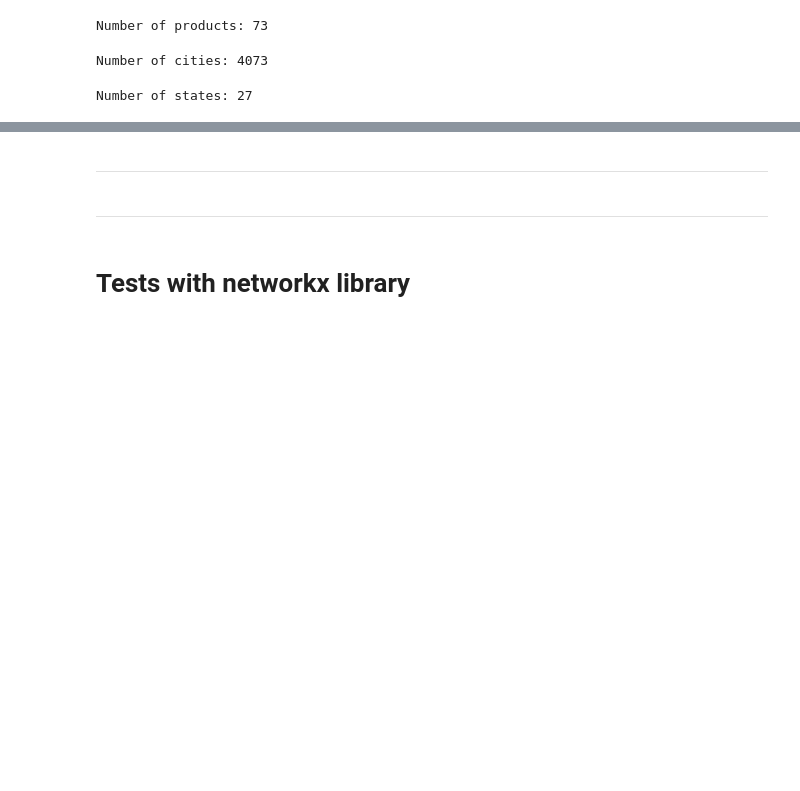
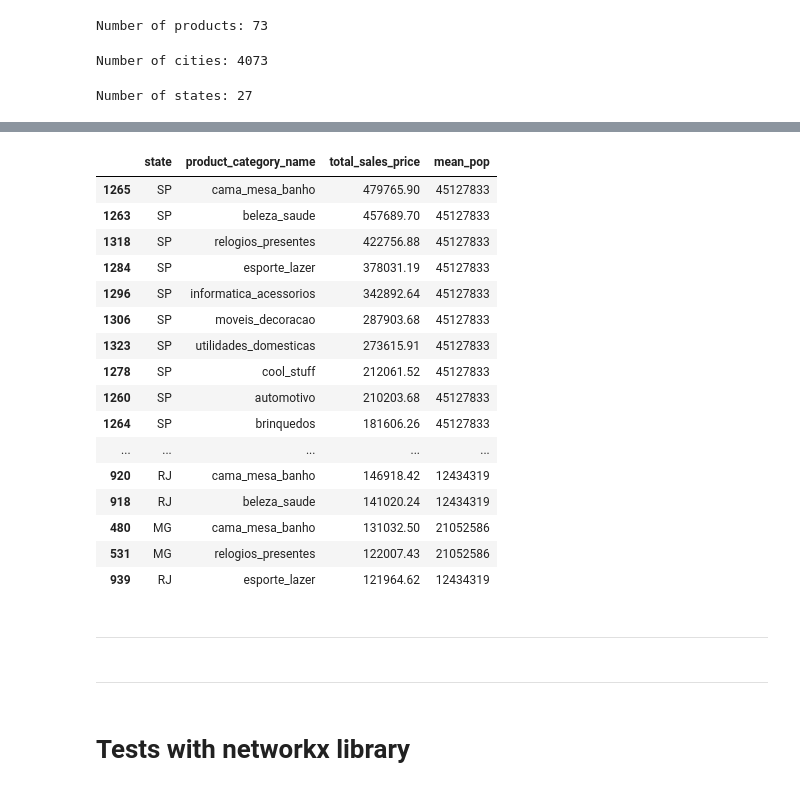
Before and after one commit to maralosil/network-science, a Jupyter notebook: brazil_sales_marketplace_olist.ipynb, the cells around one changed output, grey strips where cells are left out. Cells and saved outputs as stored; diff of their text form; code cells hidden in the pictures; blank space fills up the shorter version.

```diff
--- a/brazil_sales_marketplace_olist.ipynb
+++ b/brazil_sales_marketplace_olist.ipynb
@@ -305,0 +275,3 @@ Sources:
+# %%
+pricing = orders_final_2.groupby(['customer_state','product_category_name','order_id'])['customer_id'].count().to_frame().reset_index()
+pricing
@@ -305,0 +294,4 @@ Sources:
+# %%
+pricing_final = pricing.merge(items.loc[:, ['order_id', 'price']], how = 'left', on = 'order_id')
+pricing_final.drop(columns = 'customer_id', inplace = True)
+pricing_final.head()
@@ -305,0 +305,6 @@ Sources:
+# %%
+## Agrupando para pegar a soma dos precos por categoria de produtos
+
+pricing_group = pricing_final.groupby(['customer_state', 'product_category_name'])['price'].sum().to_frame().reset_index()
+pricing_group.rename(columns = {'customer_state' : 'state'}, inplace = True)
+pricing_group
@@ -343,0 +354,3 @@ final_dataset
+# %%
+final_dataset = pricing_group.merge(population.loc[:,['state', 'mean_pop']], how = 'left', on = 'state')
+final_dataset.rename(columns = {'price' : 'total_sales_price'}, inplace = True)
@@ -344,3 +385,23 @@ final_dataset
+# %%
+final_dataset.sort_values('total_sales_price', ascending = False).head(20)
+# %% [output]
+|  | state | product_category_name | total_sales_price | mean_pop |
+| 1265 | SP | cama_mesa_banho | 479765.90 | 45127833 |
+| 1263 | SP | beleza_saude | 457689.70 | 45127833 |
+| 1318 | SP | relogios_presentes | 422756.88 | 45127833 |
+| 1284 | SP | esporte_lazer | 378031.19 | 45127833 |
+| 1296 | SP | informatica_acessorios | 342892.64 | 45127833 |
+| 1306 | SP | moveis_decoracao | 287903.68 | 45127833 |
+| 1323 | SP | utilidades_domesticas | 273615.91 | 45127833 |
+| 1278 | SP | cool_stuff | 212061.52 | 45127833 |
+| 1260 | SP | automotivo | 210203.68 | 45127833 |
+| 1264 | SP | brinquedos | 181606.26 | 45127833 |
+| ... | ... | ... | ... | ... |
+| 920 | RJ | cama_mesa_banho | 146918.42 | 12434319 |
+| 918 | RJ | beleza_saude | 141020.24 | 12434319 |
+| 480 | MG | cama_mesa_banho | 131032.50 | 21052586 |
+| 531 | MG | relogios_presentes | 122007.43 | 21052586 |
+| 939 | RJ | esporte_lazer | 121964.62 | 12434319 |
 # %% [markdown]
 ___
 # %% [markdown]
```
Also changed, not shown: parts of 24 cells of this notebook.
